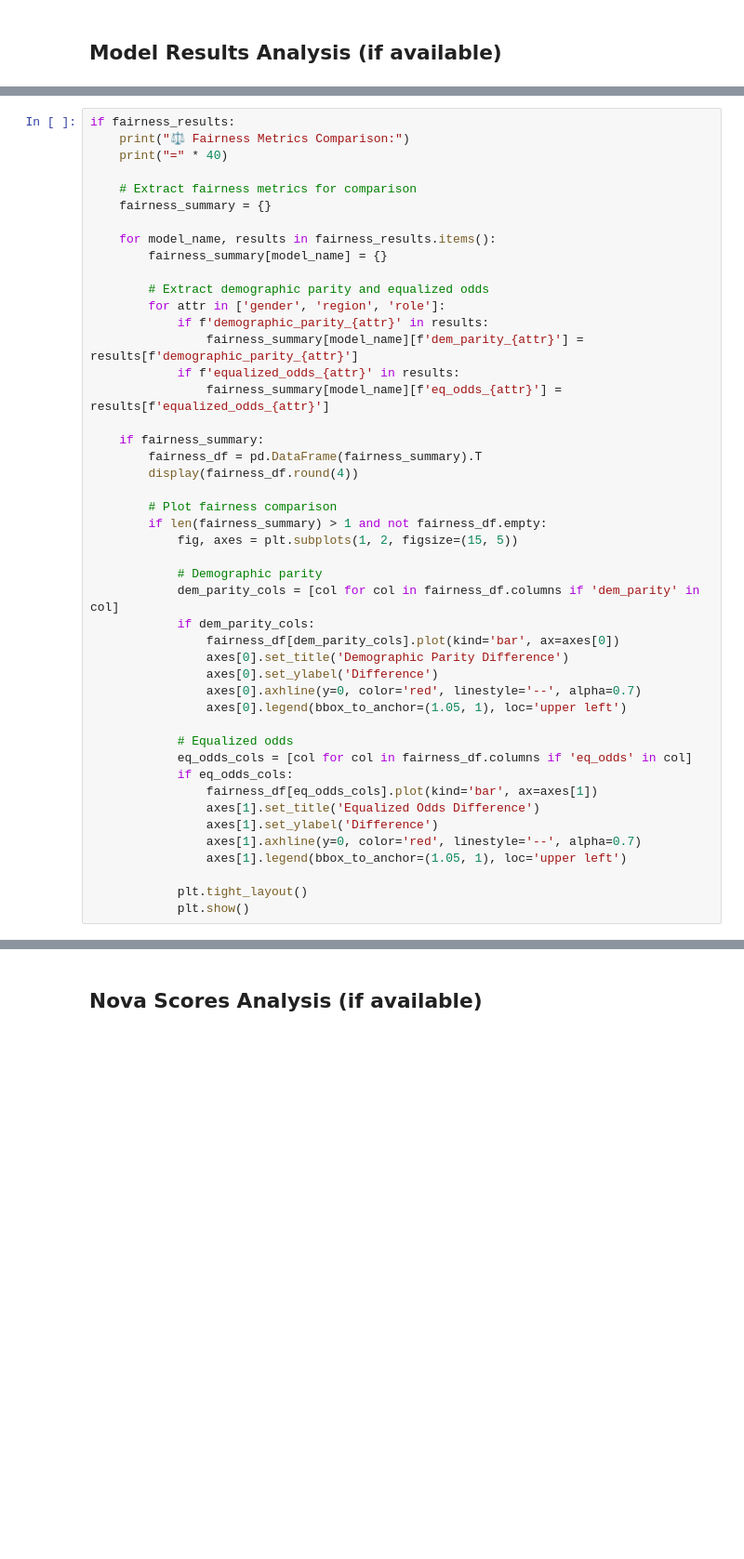
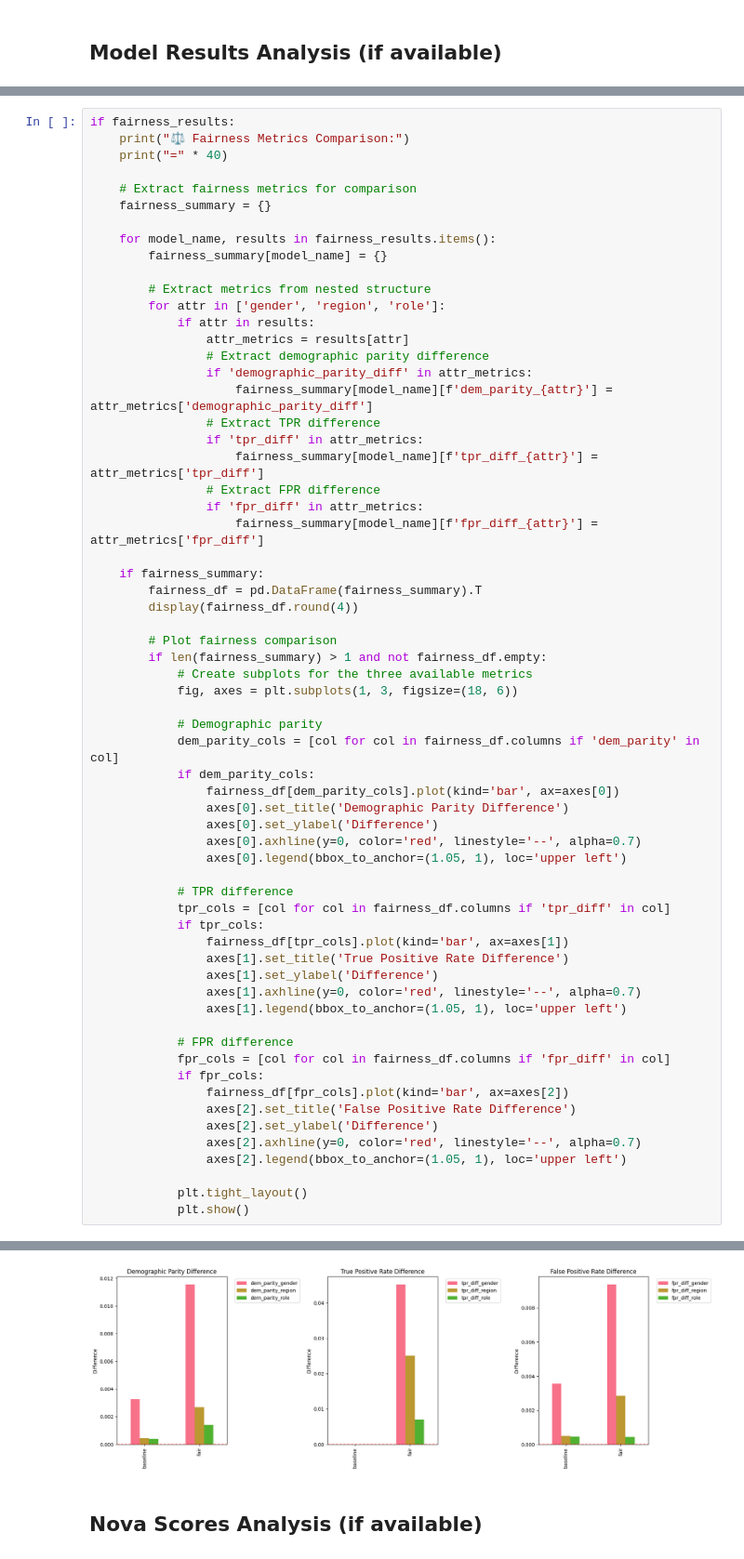
Before and after one commit to anibjee/project-nova-credit-scoring, a Jupyter notebook: notebooks/01_eda_and_fairness.ipynb, the cells around one changed output, grey strips where cells are left out. Shown: that part at 93% size. Saved outputs shown, nothing was run; the diff lists cells and outputs as text; blank space fills up the shorter version.

```diff
--- a/notebooks/01_eda_and_fairness.ipynb
+++ b/notebooks/01_eda_and_fairness.ipynb
@@ -250,12 +356,19 @@ if fairness_results:
     for model_name, results in fairness_results.items():
         fairness_summary[model_name] = {}
 
-        # Extract demographic parity and equalized odds
+        # Extract metrics from nested structure
         for attr in ['gender', 'region', 'role']:
-            if f'demographic_parity_{attr}' in results:
-                fairness_summary[model_name][f'dem_parity_{attr}'] = results[f'demographic_parity_{attr}']
-            if f'equalized_odds_{attr}' in results:
-                fairness_summary[model_name][f'eq_odds_{attr}'] = results[f'equalized_odds_{attr}']
+            if attr in results:
+                attr_metrics = results[attr]
+                # Extract demographic parity difference
+                if 'demographic_parity_diff' in attr_metrics:
+                    fairness_summary[model_name][f'dem_parity_{attr}'] = attr_metrics['demographic_parity_diff']
+                # Extract TPR difference
+                if 'tpr_diff' in attr_metrics:
+                    fairness_summary[model_name][f'tpr_diff_{attr}'] = attr_metrics['tpr_diff']
+                # Extract FPR difference
+                if 'fpr_diff' in attr_metrics:
+                    fairness_summary[model_name][f'fpr_diff_{attr}'] = attr_metrics['fpr_diff']
 
     if fairness_summary:
         fairness_df = pd.DataFrame(fairness_summary).T
@@ -263,7 +376,8 @@ if fairness_results:
 
         # Plot fairness comparison
         if len(fairness_summary) > 1 and not fairness_df.empty:
-            fig, axes = plt.subplots(1, 2, figsize=(15, 5))
+            # Create subplots for the three available metrics
+            fig, axes = plt.subplots(1, 3, figsize=(18, 6))
 
             # Demographic parity
             dem_parity_cols = [col for col in fairness_df.columns if 'dem_parity' in col]
@@ -274,14 +388,24 @@ if fairness_results:
                 axes[0].axhline(y=0, color='red', linestyle='--', alpha=0.7)
                 axes[0].legend(bbox_to_anchor=(1.05, 1), loc='upper left')
 
-            # Equalized odds
-            eq_odds_cols = [col for col in fairness_df.columns if 'eq_odds' in col]
-            if eq_odds_cols:
-                fairness_df[eq_odds_cols].plot(kind='bar', ax=axes[1])
-                axes[1].set_title('Equalized Odds Difference')
+            # TPR difference
+            tpr_cols = [col for col in fairness_df.columns if 'tpr_diff' in col]
+            if tpr_cols:
+                fairness_df[tpr_cols].plot(kind='bar', ax=axes[1])
+                axes[1].set_title('True Positive Rate Difference')
                 axes[1].set_ylabel('Difference')
                 axes[1].axhline(y=0, color='red', linestyle='--', alpha=0.7)
                 axes[1].legend(bbox_to_anchor=(1.05, 1), loc='upper left')
 
+            # FPR difference
+            fpr_cols = [col for col in fairness_df.columns if 'fpr_diff' in col]
+            if fpr_cols:
+                fairness_df[fpr_cols].plot(kind='bar', ax=axes[2])
+                axes[2].set_title('False Positive Rate Difference')
+                axes[2].set_ylabel('Difference')
+                axes[2].axhline(y=0, color='red', linestyle='--', alpha=0.7)
+                axes[2].legend(bbox_to_anchor=(1.05, 1), loc='upper left')
+
             plt.tight_layout()
             plt.show()
+# %% [output]
@@ -288,3 +417,4 @@ if fairness_results:
+[figure, added]
 # %% [markdown]
 ## Nova Scores Analysis (if available)
 # %%
```
Also changed, not shown: parts of 16 cells of this notebook, 1 other file.
